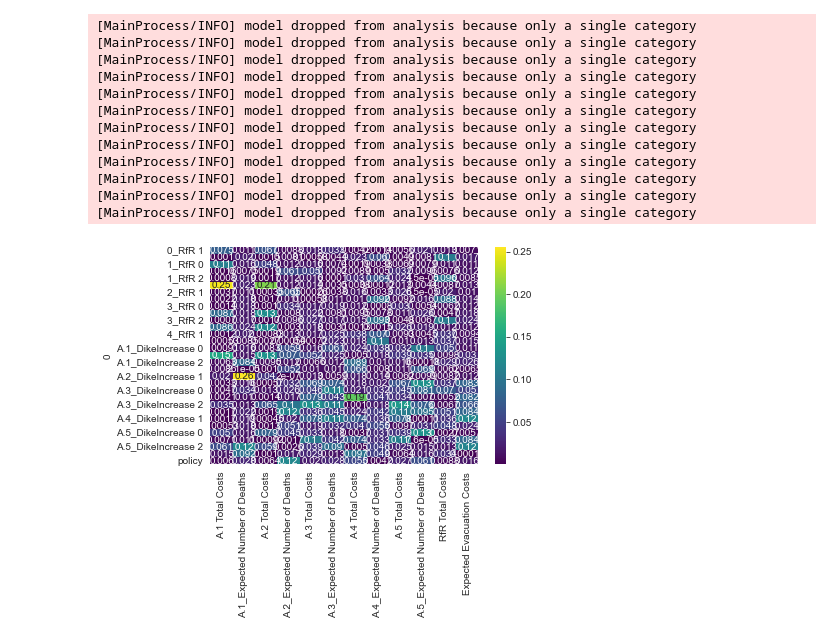
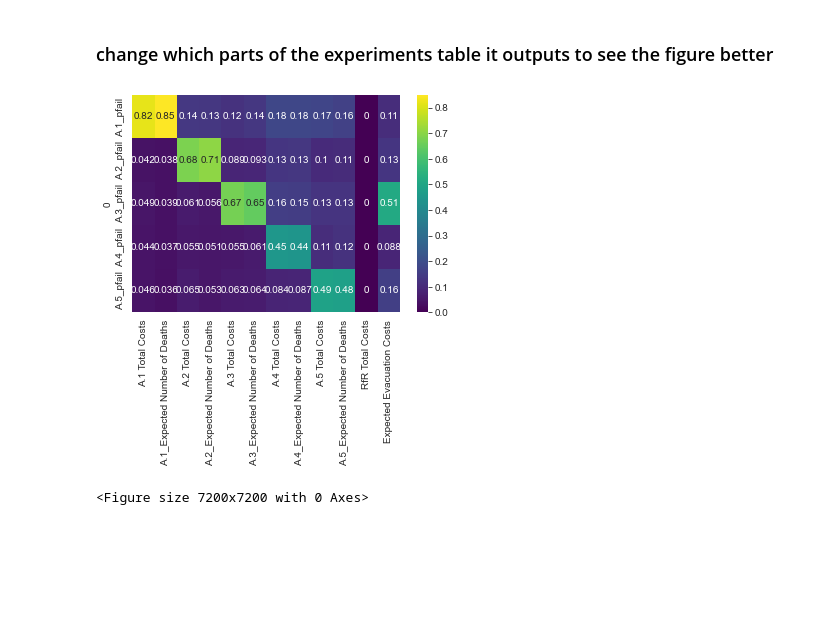
Before and after one commit to rhysits/thesis, a Jupyter notebook: final assignment/00_Policy_0_Problem_Formulation.ipynb, the cells around one changed output. Saved outputs shown, nothing was run; the diff lists cells and outputs as text; code cells hidden in the pictures; blank space fills up the shorter version.

```diff
--- a/final assignment/00_Policy_0_Problem_Formulation.ipynb
+++ b/final assignment/00_Policy_0_Problem_Formulation.ipynb
@@ -250,23 +146,16 @@ plt.show()
+# %% [markdown]
+
+### change which parts of the experiments table it outputs to see the figure better
 # %%
 from ema_workbench.analysis import feature_scoring
 
-x = lev
+x = experiments.loc[:,['A.1_pfail', 'A.2_pfail', 'A.3_pfail', 'A.4_pfail', 'A.5_pfail']]
 y = outcomes
 
 fs = feature_scoring.get_feature_scores_all(x, y)
-sns.heatmap(fs, cmap="viridis", annot=True)
+sns.heatmap(fs, cmap="viridis", annot=True, )
+plt.figure(figsize = (100,100))
 plt.show()
 # %% [output]
+[figure, new version]
-[MainProcess/INFO] model dropped from analysis because only a single category
-[MainProcess/INFO] model dropped from analysis because only a single category
-[MainProcess/INFO] model dropped from analysis because only a single category
-[MainProcess/INFO] model dropped from analysis because only a single category
-[MainProcess/INFO] model dropped from analysis because only a single category
-[MainProcess/INFO] model dropped from analysis because only a single category
-[MainProcess/INFO] model dropped from analysis because only a single category
-[MainProcess/INFO] model dropped from analysis because only a single category
-[MainProcess/INFO] model dropped from analysis because only a single category
-[MainProcess/INFO] model dropped from analysis because only a single category
-[MainProcess/INFO] model dropped from analysis because only a single category
-[MainProcess/INFO] model dropped from analysis because only a single category
+<Figure size 7200x7200 with 0 Axes>
-[figure, old version]
```
Also changed, not shown: parts of 26 cells of this notebook, 2 other files.
